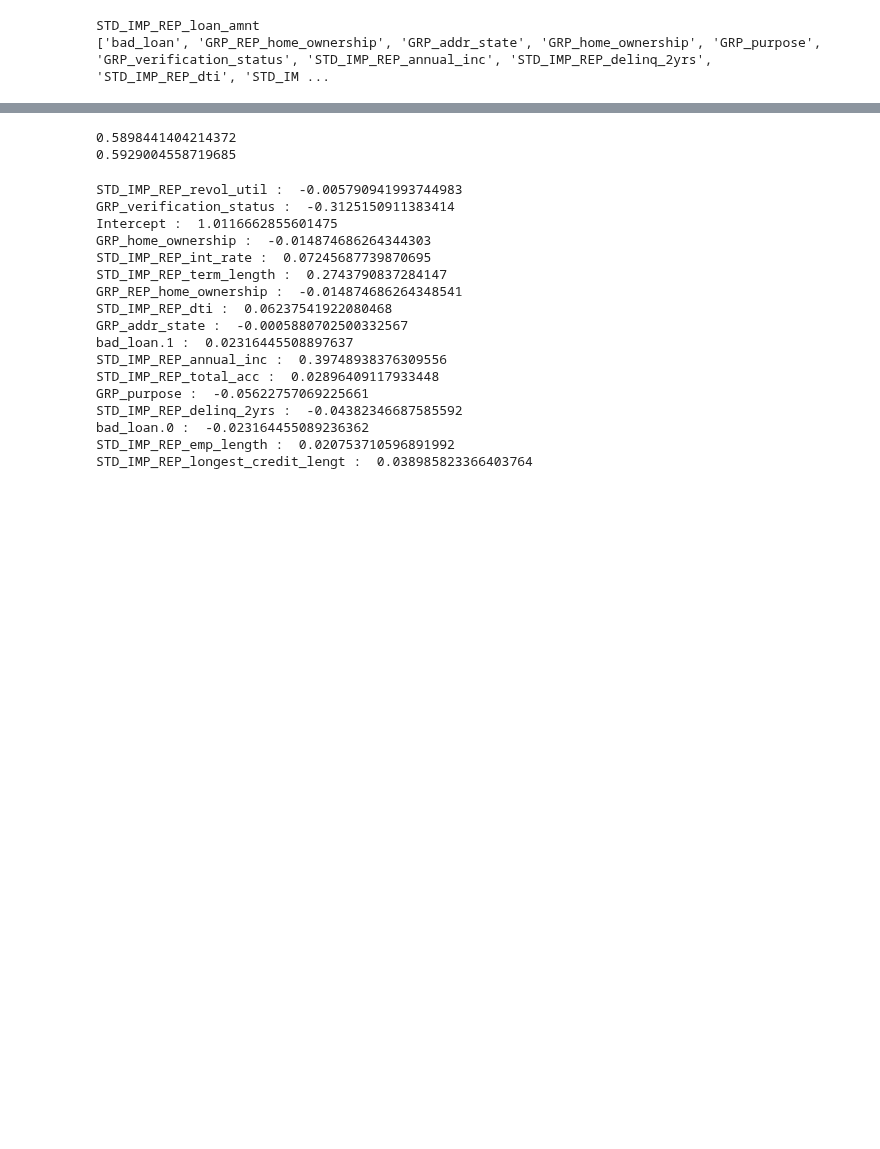
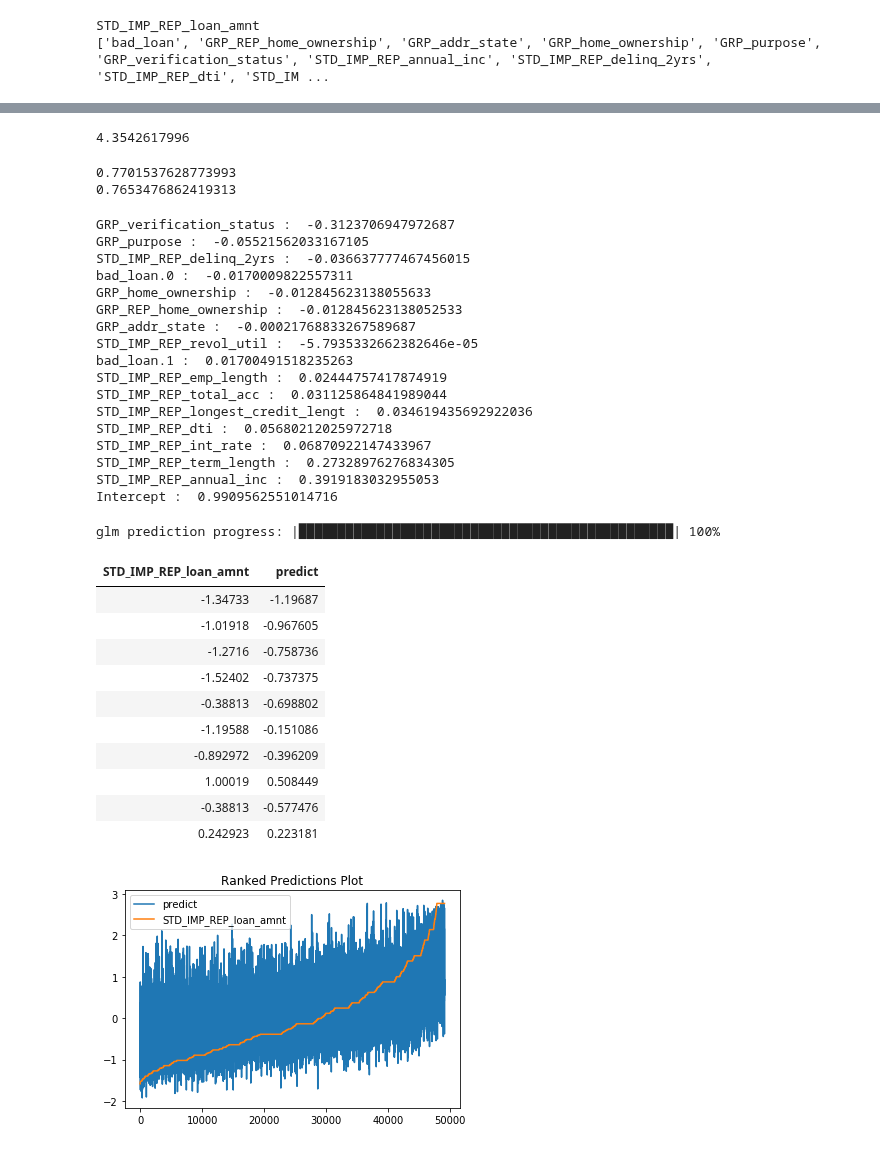
Before and after one commit to jphall663/GWU_data_mining, a Jupyter notebook: 03_regression/src/py_part_3_penalized_linear_regression.ipynb, the cells around one changed output, grey strips where cells are left out. Saved outputs shown, nothing was run; the diff lists cells and outputs as text; code cells hidden in the pictures; blank space fills up the shorter version.

```diff
--- a/03_regression/src/py_part_3_penalized_linear_regression.ipynb
+++ b/03_regression/src/py_part_3_penalized_linear_regression.ipynb
@@ -140,33 +131,64 @@ See the whole table with table.as_data_frame()
+# %%
+# range of target
+test[y].max() - test[y].min()
+# %% [output]
+4.3542617996
 # %%
 # measure train and test MSE
-print(loan_glm.mse(train=True))
-print(loan_glm.model_performance(test_data=test).mse())
+print(loan_glm.rmse(train=True))
+print(loan_glm.model_performance(test_data=test).rmse())
 # %% [output]
-0.5898441404214372
-0.5929004558719685
+0.7701537628773993
+0.7653476862419313
 # %%
 # print non-zero model parameters
-for name, val in loan_glm.coef().items():
+for name, val in sorted(loan_glm.coef().items(), key=operator.itemgetter(1)):
     if val != 0.0:
         print(name, ': ', val)
 # %% [output]
-STD_IMP_REP_revol_util :  -0.005790941993744983
-GRP_verification_status :  -0.3125150911383414
-Intercept :  1.0116662855601475
-GRP_home_ownership :  -0.014874686264344303
-STD_IMP_REP_int_rate :  0.07245687739870695
-STD_IMP_REP_term_length :  0.2743790837284147
-GRP_REP_home_ownership :  -0.014874686264348541
-STD_IMP_REP_dti :  0.06237541922080468
-GRP_addr_state :  -0.0005880702500332567
-bad_loan.1 :  0.02316445508897637
-STD_IMP_REP_annual_inc :  0.39748938376309556
-STD_IMP_REP_total_acc :  0.02896409117933448
-GRP_purpose :  -0.05622757069225661
-STD_IMP_REP_delinq_2yrs :  -0.04382346687585592
-bad_loan.0 :  -0.023164455089236362
-STD_IMP_REP_emp_length :  0.020753710596891992
-STD_IMP_REP_longest_credit_lengt :  0.038985823366403764
+GRP_verification_status :  -0.3123706947972687
+GRP_purpose :  -0.05521562033167105
+STD_IMP_REP_delinq_2yrs :  -0.036637777467456015
+bad_loan.0 :  -0.0170009822557311
+GRP_home_ownership :  -0.012845623138055633
+GRP_REP_home_ownership :  -0.012845623138052533
+GRP_addr_state :  -0.00021768833267589687
+STD_IMP_REP_revol_util :  -5.7935332662382646e-05
+bad_loan.1 :  0.01700491518235263
+STD_IMP_REP_emp_length :  0.02444757417874919
+STD_IMP_REP_total_acc :  0.031125864841989044
+STD_IMP_REP_longest_credit_lengt :  0.034619435692922036
+STD_IMP_REP_dti :  0.05680212025972718
+STD_IMP_REP_int_rate :  0.06870922147433967
+STD_IMP_REP_term_length :  0.27328976276834305
+STD_IMP_REP_annual_inc :  0.3919183032955053
+Intercept :  0.9909562551014716
+# %%
+# plot top frame values
+yhat_frame = test.cbind(loan_glm.predict(test))
+print(yhat_frame[0:10, [y, 'predict']])
+
+# plot sorted predictions
+%matplotlib inline
+yhat_frame_df = yhat_frame[[y, 'predict']].as_data_frame()
+yhat_frame_df.sort_values(by=y, inplace=True)
+yhat_frame_df.reset_index(inplace=True, drop=True)
+ax = yhat_frame_df.plot(title='Ranked Predictions Plot', y='predict')
+_ = yhat_frame_df.plot(y=y, ax=ax)
+# %% [output]
+glm prediction progress: |████████████████████████████████████████████████| 100%
+| STD_IMP_REP_loan_amnt | predict |
+| -1.34733 | -1.19687 |
+| -1.01918 | -0.967605 |
+| -1.2716 | -0.758736 |
+| -1.52402 | -0.737375 |
+| -0.38813 | -0.698802 |
+| -1.19588 | -0.151086 |
+| -0.892972 | -0.396209 |
+| 1.00019 | 0.508449 |
+| -0.38813 | -0.577476 |
+| 0.242923 | 0.223181 |
+[figure, added]
 # %%
 h2o.cluster().shutdown(prompt=True)
 # %% [output]
```
Also changed, not shown: parts of 4 cells of this notebook.
